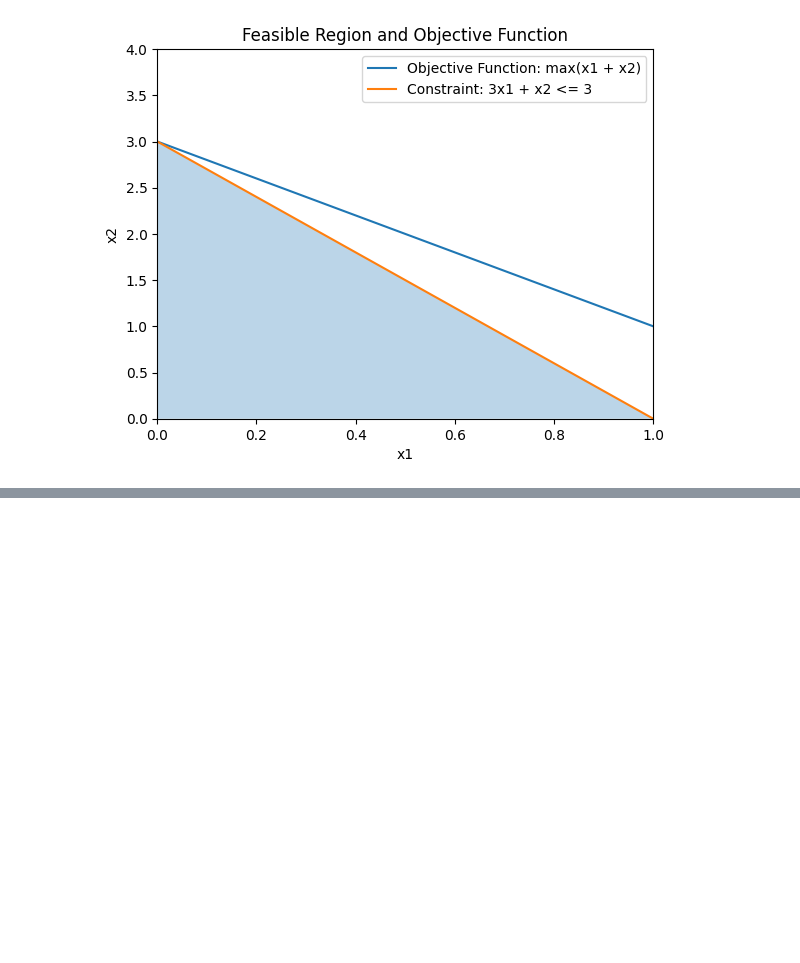
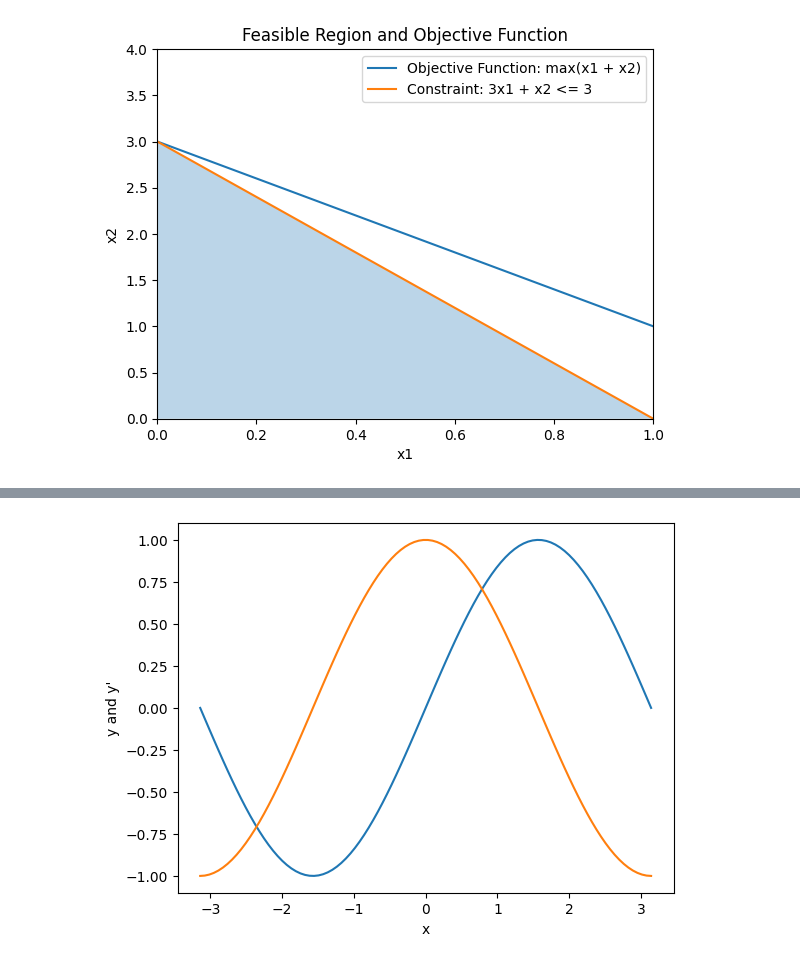
Before and after one commit to Hansespinosa2/Fall2024OR3, a Jupyter notebook: working_notebook.ipynb, the cells around one changed output, grey strips where cells are left out. Cells and saved outputs as stored; diff of their text form; code cells hidden in the pictures; blank space fills up the shorter version.

```diff
--- a/working_notebook.ipynb
+++ b/working_notebook.ipynb
@@ -39,0 +72,26 @@ plt.show()
+# %%
+import numpy as np
+
+import matplotlib.pyplot as plt
+
+# Generate x values
+x = np.linspace(-np.pi, np.pi, 100)
+
+# Calculate y values
+y = np.sin(x)
+
+
+# Create the plot
+plt.plot(x, y)
+plt.plot(x, np.cos(x))
+
+# Set plot labels and title
+plt.xlabel('x')
+plt.ylabel('y and y\'')
+
+plt.savefig('notes/images/gradient_ex2.png')
+
+# Show the plot
+plt.show()
+# %% [output]
+[figure, added]
```
Also changed, not shown: parts of 3 cells of this notebook, 17 other files.
